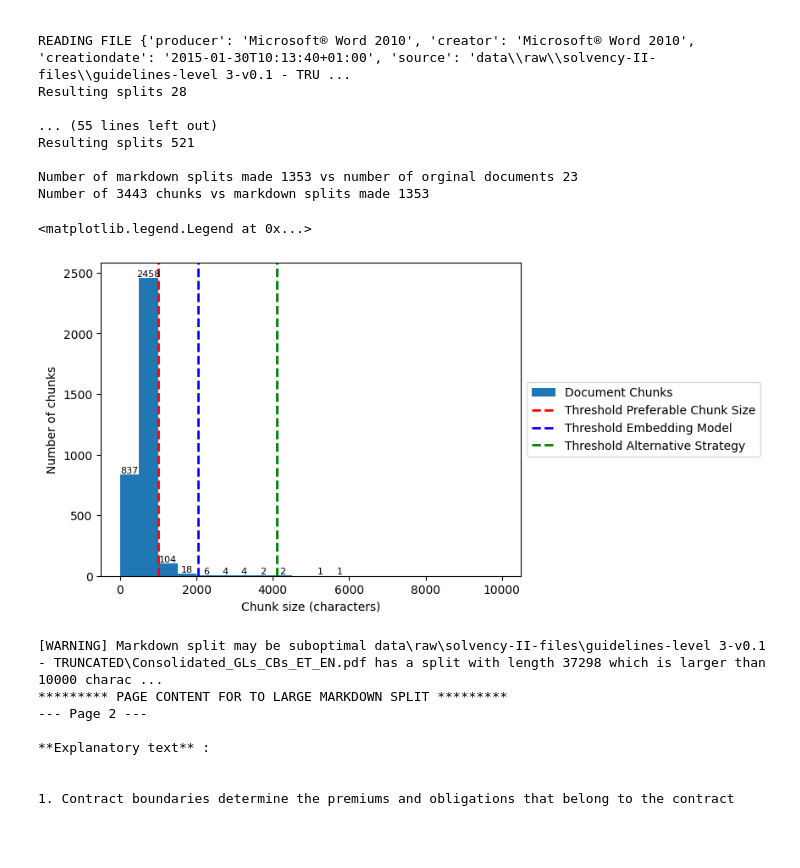
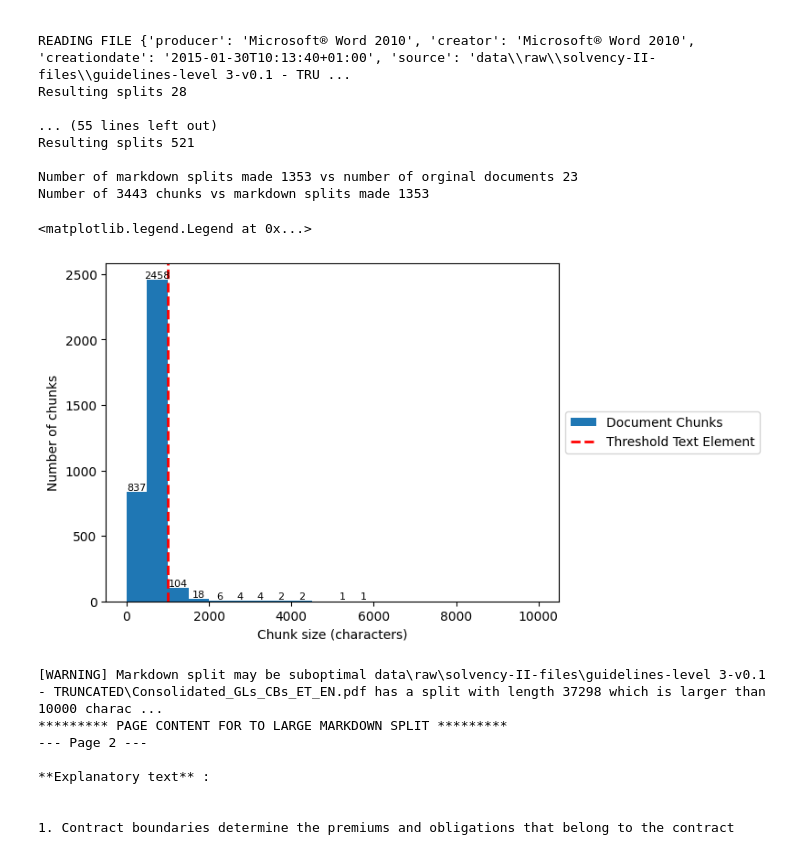
Before and after one commit to BjornvanBraak/Solvency-II-Regulatory-Search, a Jupyter notebook: document-preprocessing-pipeline.ipynb, the cells around one changed output. Drawn from its saved outputs; the diff is of its cells as text; code cells hidden in the pictures.

Commit message:
Experiment with participant 2 && update chunk graph for thesis

```diff
--- a/document-preprocessing-pipeline.ipynb
+++ b/document-preprocessing-pipeline.ipynb
@@ -2180,8 +2180,8 @@ def plot_distribution(tables_per_file, with_vline=True):
     if with_vline:
         SMALL_TABLE_THRESHOLD = 1000
         MEDIUM_TABLE_THRESHOLD = 4000
-        plt.axvline(x=SMALL_TABLE_THRESHOLD, color='red', linestyle='--', linewidth=2, label='Threshold Small Table')
-        plt.axvline(x=MEDIUM_TABLE_THRESHOLD, color='blue', linestyle='--', linewidth=2, label='Threshold Medium Table')
+        # plt.axvline(x=SMALL_TABLE_THRESHOLD, color='red', linestyle='--', linewidth=2, label='Threshold Small Table')
+        # plt.axvline(x=MEDIUM_TABLE_THRESHOLD, color='blue', linestyle='--', linewidth=2, label='Threshold Medium Table')
         plt.xlabel("Table Size (characters)")
         plt.ylabel("Number of tables")
     plt.legend(loc='center left', bbox_to_anchor=(1, 0.5))
@@ -2562,37 +2562,37 @@ from matplotlib import pyplot as plt
 lengths_of_chunks = [len(chunk.page_content) for chunk in tag_aware_chunks]
 
 bin_edges = np.arange(0, 10001, 500)
 counts, bins, patches = plt.hist(lengths_of_chunks, bins=bin_edges, label="Document Chunks")
 
 # Annotate each bar
 for count, patch in zip(counts, patches):
     if count > 0:  # only annotate non-empty bins
         # Get bar center
         x = patch.get_x() + patch.get_width() / 2
         y = patch.get_height()
         plt.text(
             x,
             y,
             str(int(count)),
             ha="center",
             va="bottom",
             fontsize=8,
             rotation=0,
         )
 
 PREFERABLE_CHUNK_SIZE = 1000
 # MEDIUM_TABLE_THRESHOLD = 4000
 THRESHOLD_EMBEDDING_MODEL = 2048
 THRESHOLD_ALTERNATIVE_STRATEGY = 4096
-plt.axvline(x=PREFERABLE_CHUNK_SIZE, color='red', linestyle='--', linewidth=2, label='Threshold Preferable Chunk Size')
-plt.axvline(x=THRESHOLD_EMBEDDING_MODEL, color='blue', linestyle='--', linewidth=2, label='Threshold Embedding Model')
-plt.axvline(x=THRESHOLD_ALTERNATIVE_STRATEGY, color='green', linestyle='--', linewidth=2, label='Threshold Alternative Strategy')
+plt.axvline(x=PREFERABLE_CHUNK_SIZE, color='red', linestyle='--', linewidth=2, label='Threshold Text Element')
+# plt.axvline(x=THRESHOLD_EMBEDDING_MODEL, color='blue', linestyle='--', linewidth=2, label='Threshold Embedding Model')
+# plt.axvline(x=THRESHOLD_ALTERNATIVE_STRATEGY, color='green', linestyle='--', linewidth=2, label='Threshold Alternative Strategy')
 plt.xlabel("Chunk size (characters)")
 plt.ylabel("Number of chunks")
 plt.legend(loc='center left', bbox_to_anchor=(1, 0.5))
 # %% [output]
 <matplotlib.legend.Legend at 0x...>
-[figure, old version]
+[figure, new version]
 # %%
 import pprint
 # evaluating markdown split quality
```
Also changed, not shown: parts of 2 cells of this notebook, 18 other files.
